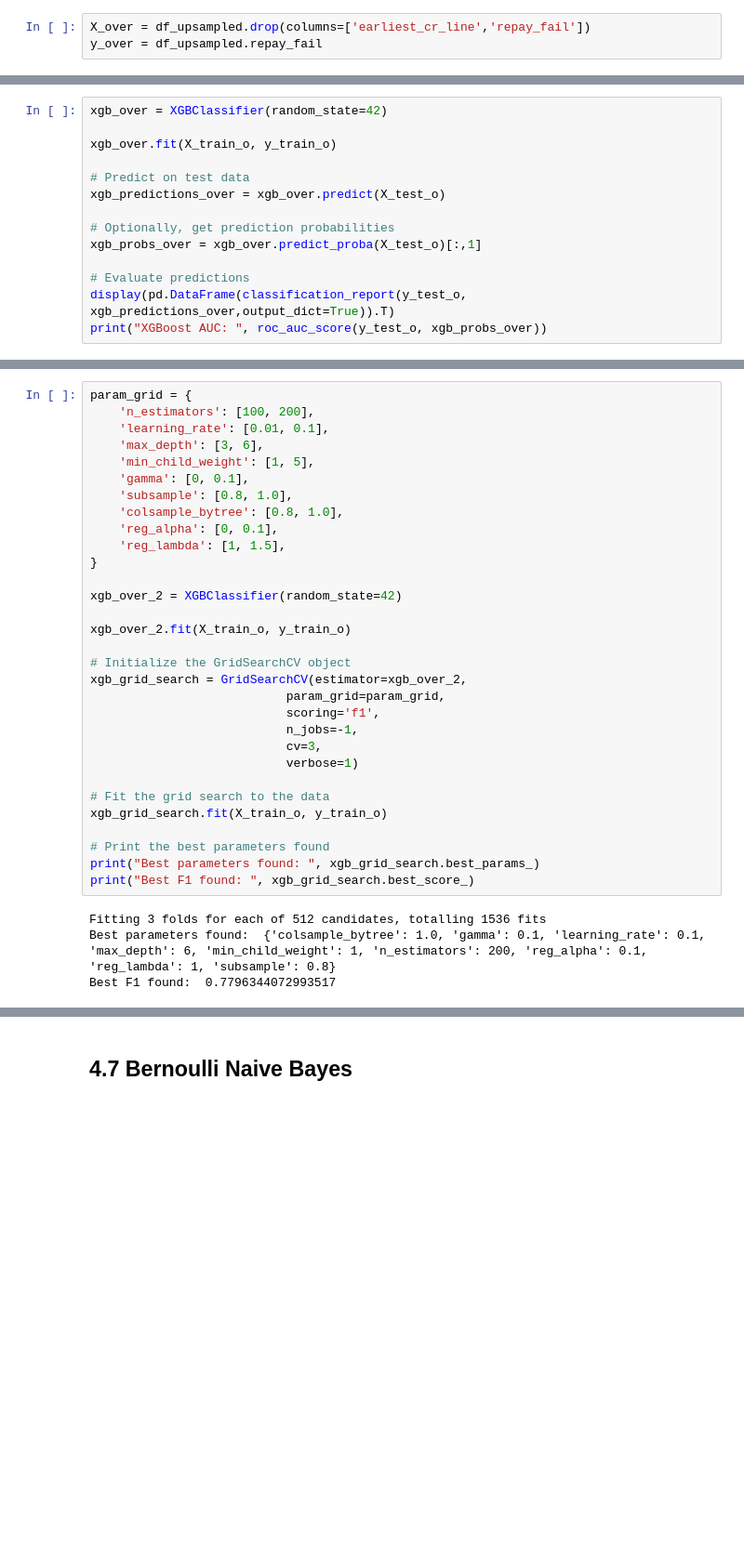
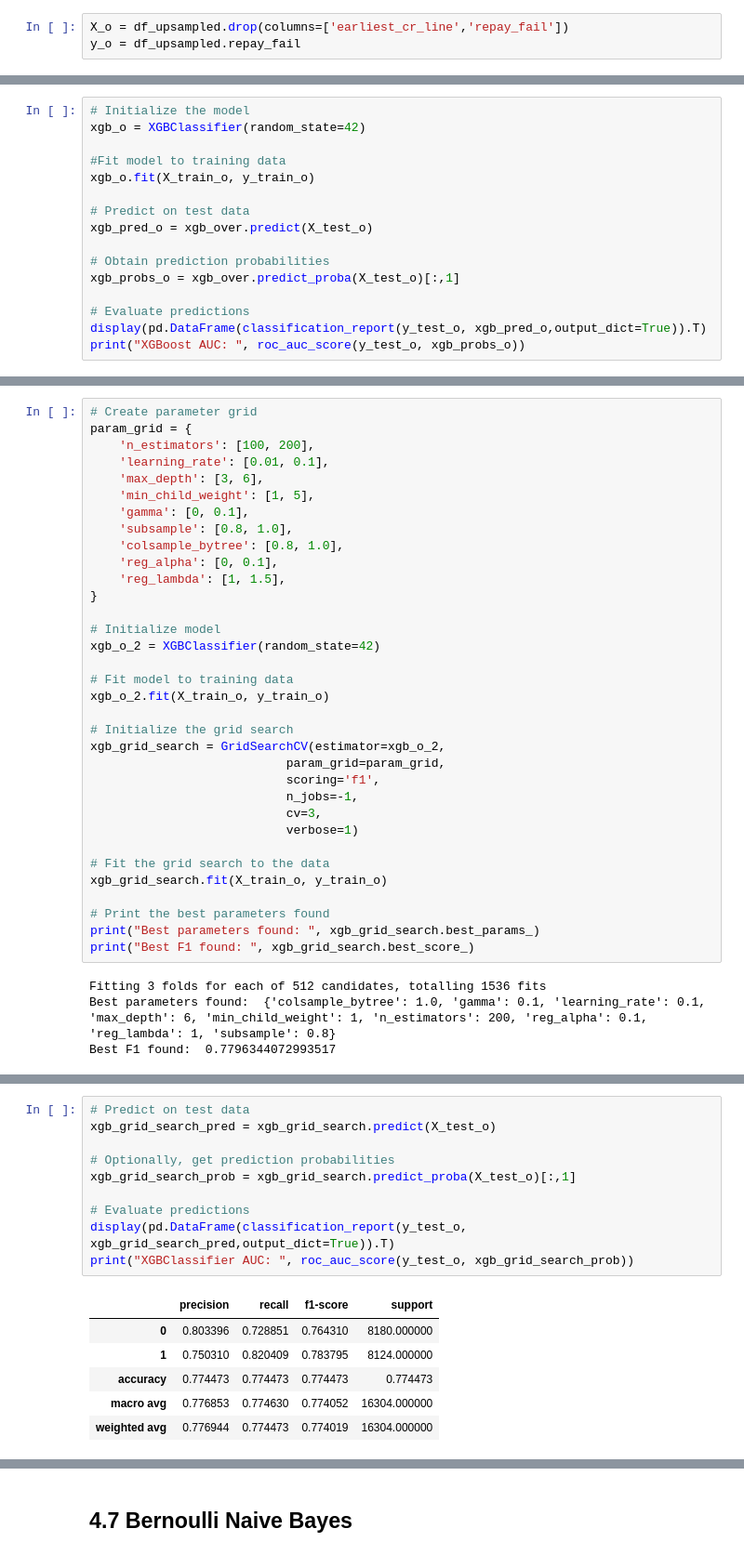
Before and after one commit to issacgomez07/Capstone-2-LendingClub-Defaults, a Jupyter notebook: notebooks/04_modeling.ipynb, the cells around one changed output, grey strips where cells are left out. Shown: that part at 93% size. Cells and saved outputs as stored; diff of their text form; blank space fills up the shorter version.

Commit message:
updated modeling

```diff
--- a/notebooks/04_modeling.ipynb
+++ b/notebooks/04_modeling.ipynb
@@ -142,3 +175,3 @@ Name: repay_fail, dtype: int64
 # %%
-X_over = df_upsampled.drop(columns=['earliest_cr_line','repay_fail'])
-y_over = df_upsampled.repay_fail
+X_o = df_upsampled.drop(columns=['earliest_cr_line','repay_fail'])
+y_o = df_upsampled.repay_fail
@@ -147,17 +184,19 @@ X_train_o, X_test_o, y_train_o, y_test_o = train_test_split(X_over, y_over, test
 # %%
-xgb_over = XGBClassifier(random_state=42)
+# Initialize the model
+xgb_o = XGBClassifier(random_state=42)
 
-xgb_over.fit(X_train_o, y_train_o)
+#Fit model to training data
+xgb_o.fit(X_train_o, y_train_o)
 
 # Predict on test data
-xgb_predictions_over = xgb_over.predict(X_test_o)
+xgb_pred_o = xgb_over.predict(X_test_o)
 
-# Optionally, get prediction probabilities
-xgb_probs_over = xgb_over.predict_proba(X_test_o)[:,1]
+# Obtain prediction probabilities
+xgb_probs_o = xgb_over.predict_proba(X_test_o)[:,1]
 
 # Evaluate predictions
-display(pd.DataFrame(classification_report(y_test_o, xgb_predictions_over,output_dict=True)).T)
-print("XGBoost AUC: ", roc_auc_score(y_test_o, xgb_probs_over))
+display(pd.DataFrame(classification_report(y_test_o, xgb_pred_o,output_dict=True)).T)
+print("XGBoost AUC: ", roc_auc_score(y_test_o, xgb_probs_o))
 # %% [output]
 |  | precision | recall | f1-score | support |
 | 0 | 0.828905 | 0.747433 | 0.786063 | 8180.000000 |
@@ -171,6 +210,7 @@ This is a remarkable improvement to the model!
 # %% [markdown]
 ### 4.6.3 Cross Validation<a id='4.6.3_Cross_Validation'></a>
 # %%
+# Create parameter grid
 param_grid = {
     'n_estimators': [100, 200],
     'learning_rate': [0.01, 0.1],
@@ -183,12 +223,14 @@ param_grid = {
     'reg_lambda': [1, 1.5],
 }
 
-xgb_over_2 = XGBClassifier(random_state=42)
+# Initialize model
+xgb_o_2 = XGBClassifier(random_state=42)
 
-xgb_over_2.fit(X_train_o, y_train_o)
+# Fit model to training data
+xgb_o_2.fit(X_train_o, y_train_o)
 
-# Initialize the GridSearchCV object
-xgb_grid_search = GridSearchCV(estimator=xgb_over_2,
+# Initialize the grid search
+xgb_grid_search = GridSearchCV(estimator=xgb_o_2,
                            param_grid=param_grid,
                            scoring='f1',
                            n_jobs=-1,
@@ -207,0 +252,17 @@ Best F1 found:  0.7796344072993517
+# %%
+# Predict on test data
+xgb_grid_search_pred = xgb_grid_search.predict(X_test_o)
+
+# Optionally, get prediction probabilities
+xgb_grid_search_prob = xgb_grid_search.predict_proba(X_test_o)[:,1]
+
+# Evaluate predictions
+display(pd.DataFrame(classification_report(y_test_o, xgb_grid_search_pred,output_dict=True)).T)
+print("XGBClassifier AUC: ", roc_auc_score(y_test_o, xgb_grid_search_prob))
+# %% [output]
+|  | precision | recall | f1-score | support |
+| 0 | 0.803396 | 0.728851 | 0.764310 | 8180.000000 |
+| 1 | 0.750310 | 0.820409 | 0.783795 | 8124.000000 |
+| accuracy | 0.774473 | 0.774473 | 0.774473 | 0.774473 |
+| macro avg | 0.776853 | 0.774630 | 0.774052 | 16304.000000 |
+| weighted avg | 0.776944 | 0.774473 | 0.774019 | 16304.000000 |
```
Also changed, not shown: parts of 89 cells of this notebook.
